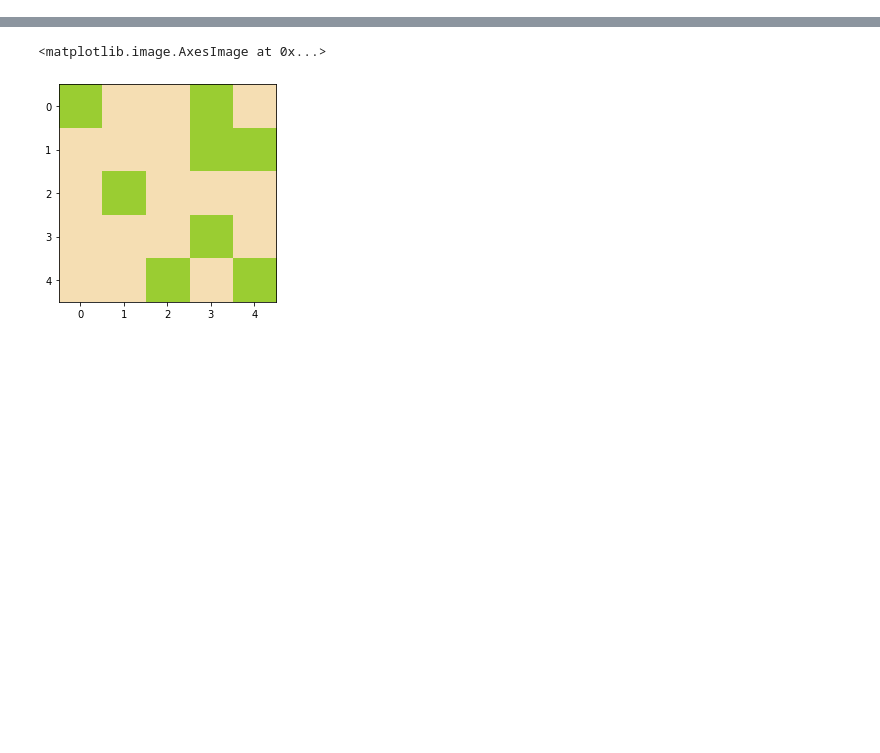
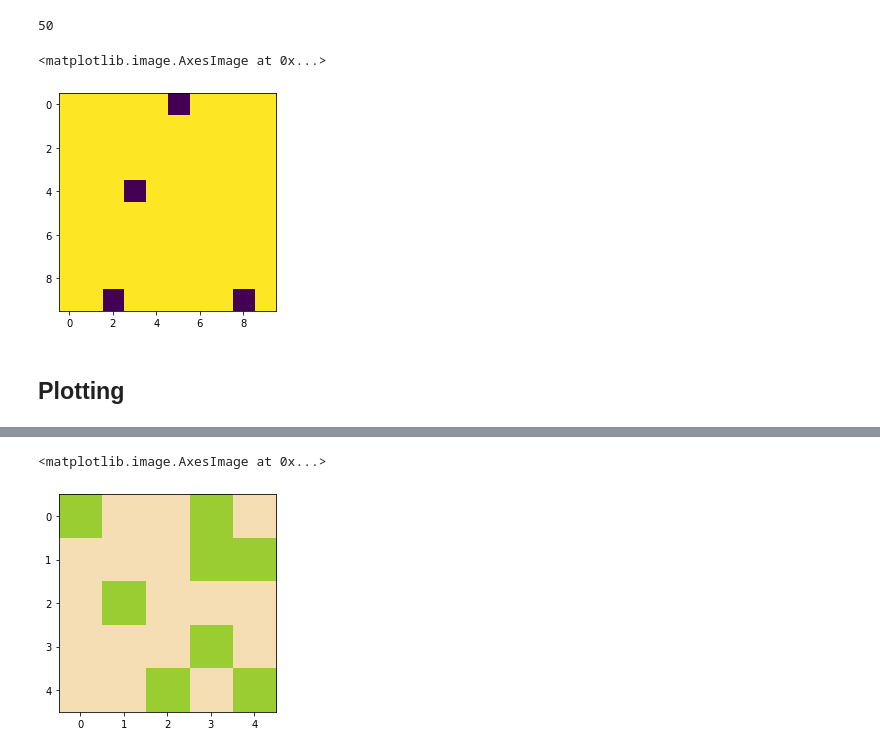
Before and after one commit to shw3ta/wildfires, a Jupyter notebook: Wer_forest.ipynb, the cells around one changed output, grey strips where cells are left out. Cells and saved outputs as stored; diff of their text form; code cells hidden in the pictures; blank space fills up the shorter version.

```diff
--- a/Wer_forest.ipynb
+++ b/Wer_forest.ipynb
@@ -216,0 +146,18 @@ grid_collector = []
+# %%
+for i in range(50):
+    #start_loc = forest.get_fire_loc()
+    #area_burnt, grids = forest.simulate_fire_at(start_loc)
+    forest.plant_one_tree()
+
+grids = forest.grid_collector
+# %%
+len(grids)
+# %% [output]
+50
+# %%
+plt.imshow(grids[0])
+# %% [output]
+<matplotlib.image.AxesImage at 0x...>
+[figure, added]
+# %% [markdown]
+## Plotting
```
Also changed, not shown: parts of 29 cells of this notebook, 8 other files.
